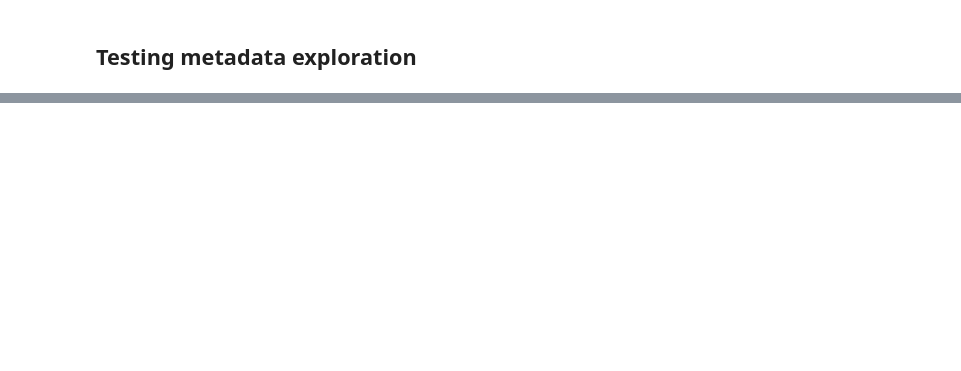
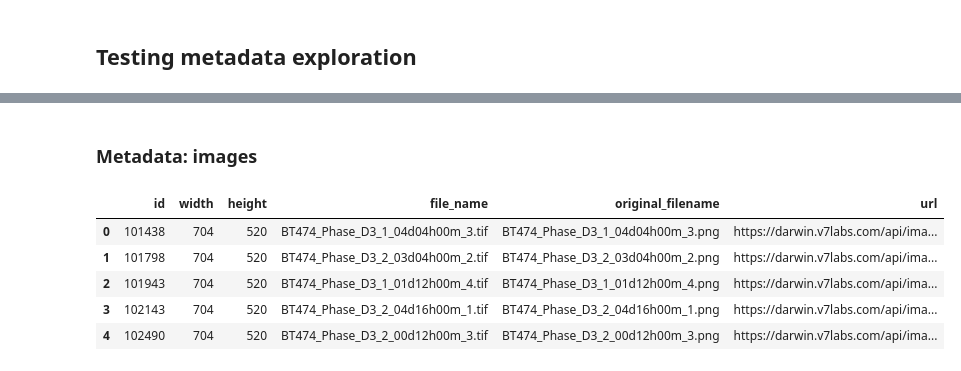
Before and after one commit to lenardxu/rkx_cell_is, a Jupyter notebook: analytics/data_exploration_LIVECell.ipynb, the cells around one changed output, grey strips where cells are left out. Drawn from its saved outputs; the diff is of its cells as text; code cells hidden in the pictures; blank space fills up the shorter version.

```diff
--- a/analytics/data_exploration_LIVECell.ipynb
+++ b/analytics/data_exploration_LIVECell.ipynb
@@ -258,2 +384,4 @@ train_data['licenses']
 # %% [markdown]
 ## Testing metadata exploration
+# %%
+test_data = learn_metadata(livecell_test_meta_path)
@@ -259,0 +406,12 @@ train_data['licenses']
+# %% [markdown]
+### Metadata: images
+# %%
+df_livecell_test_imgs_meta = pd.DataFrame.from_dict(test_data['images'])
+df_livecell_test_imgs_meta.head()
+# %% [output]
+|  | id | width | height | file_name | original_filename | url |
+| 0 | 101438 | 704 | 520 | BT474_Phase_D3_1_04d04h00m_3.tif | BT474_Phase_D3_1_04d04h00m_3.png | https://darwin.v7labs.com/api/ima... |
+| 1 | 101798 | 704 | 520 | BT474_Phase_D3_2_03d04h00m_2.tif | BT474_Phase_D3_2_03d04h00m_2.png | https://darwin.v7labs.com/api/ima... |
+| 2 | 101943 | 704 | 520 | BT474_Phase_D3_1_01d12h00m_4.tif | BT474_Phase_D3_1_01d12h00m_4.png | https://darwin.v7labs.com/api/ima... |
+| 3 | 102143 | 704 | 520 | BT474_Phase_D3_2_04d16h00m_1.tif | BT474_Phase_D3_2_04d16h00m_1.png | https://darwin.v7labs.com/api/ima... |
+| 4 | 102490 | 704 | 520 | BT474_Phase_D3_2_00d12h00m_3.tif | BT474_Phase_D3_2_00d12h00m_3.png | https://darwin.v7labs.com/api/ima... |
```
Also changed, not shown: parts of 23 cells of this notebook, 1 other file.
